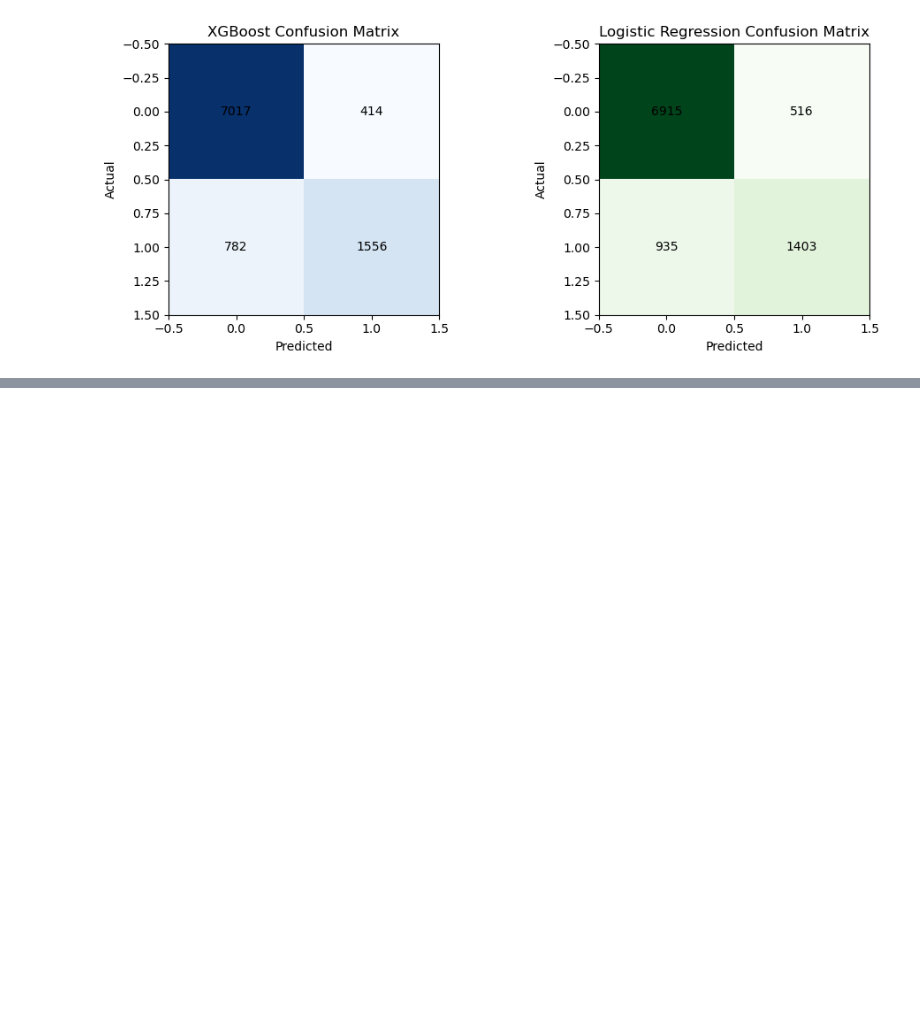
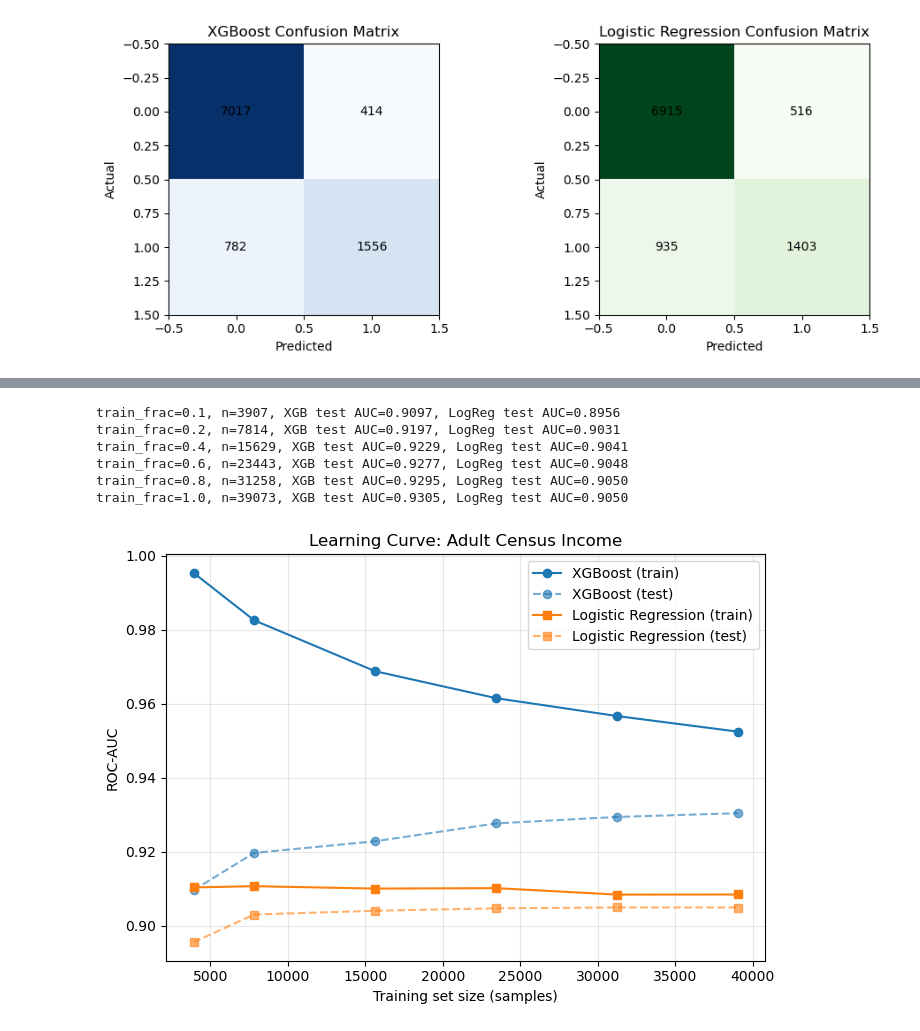
Before and after one commit to shreyassharma3002/model_risk_analysis, a Jupyter notebook: model_risk_analysis.ipynb, the cells around one changed output, grey strips where cells are left out. Drawn from its saved outputs; the diff is of its cells as text; code cells hidden in the pictures; blank space fills up the shorter version.

Commit message:
Add Task 2 fairness analysis: learning curve and Fairlearn bias metrics on Adult Census

```diff
--- a/model_risk_analysis.ipynb
+++ b/model_risk_analysis.ipynb
@@ -670,0 +684,54 @@ plt.show()
+# %%
+train_sizes = [0.1, 0.2, 0.4, 0.6, 0.8, 1.0]
+xgb_train_auc, xgb_test_auc = [], []
+log_train_auc, log_test_auc = [], []
+n_samples = []
+
+for frac in train_sizes:
+    if frac < 1.0:
+        X_sub, _, y_sub, _ = train_test_split(
+            X2_train, y2_train, train_size=frac, random_state=42, stratify=y2_train
+        )
+    else:
+        X_sub, y_sub = X2_train, y2_train
+
+    n_samples.append(len(X_sub))
+
+    # XGBoost
+    xgb_lc = XGBClassifier(random_state=42, eval_metric='logloss')
+    xgb_lc.fit(X_sub, y_sub)
+    xgb_train_auc.append(roc_auc_score(y_sub, xgb_lc.predict_proba(X_sub)[:, 1]))
+    xgb_test_auc.append(roc_auc_score(y2_test, xgb_lc.predict_proba(X2_test)[:, 1]))
+
+    # Logistic Regression
+    scaler_lc = StandardScaler()
+    X_sub_scaled = scaler_lc.fit_transform(X_sub)
+    X_test_scaled = scaler_lc.transform(X2_test)
+    log_lc = LogisticRegression(random_state=42, max_iter=1000)
+    log_lc.fit(X_sub_scaled, y_sub)
+    log_train_auc.append(roc_auc_score(y_sub, log_lc.predict_proba(X_sub_scaled)[:, 1]))
+    log_test_auc.append(roc_auc_score(y2_test, log_lc.predict_proba(X_test_scaled)[:, 1]))
+
+    print(f"train_frac={frac}, n={len(X_sub)}, XGB test AUC={xgb_test_auc[-1]:.4f}, LogReg test AUC={log_test_auc[-1]:.4f}")
+# %% [output]
+train_frac=0.1, n=3907, XGB test AUC=0.9097, LogReg test AUC=0.8956
+train_frac=0.2, n=7814, XGB test AUC=0.9197, LogReg test AUC=0.9031
+train_frac=0.4, n=15629, XGB test AUC=0.9229, LogReg test AUC=0.9041
+train_frac=0.6, n=23443, XGB test AUC=0.9277, LogReg test AUC=0.9048
+train_frac=0.8, n=31258, XGB test AUC=0.9295, LogReg test AUC=0.9050
+train_frac=1.0, n=39073, XGB test AUC=0.9305, LogReg test AUC=0.9050
+# %%
+plt.figure(figsize=(7,5))
+plt.plot(n_samples, xgb_train_auc, 'o-', color='tab:blue', label='XGBoost (train)')
+plt.plot(n_samples, xgb_test_auc, 'o--', color='tab:blue', alpha=0.6, label='XGBoost (test)')
+plt.plot(n_samples, log_train_auc, 's-', color='tab:orange', label='Logistic Regression (train)')
+plt.plot(n_samples, log_test_auc, 's--', color='tab:orange', alpha=0.6, label='Logistic Regression (test)')
+plt.xlabel('Training set size (samples)')
+plt.ylabel('ROC-AUC')
+plt.title('Learning Curve: Adult Census Income')
+plt.legend()
+plt.grid(alpha=0.3)
+plt.tight_layout()
+plt.show()
+# %% [output]
+[figure, added]
```
Also changed, not shown: parts of 5 cells of this notebook.
